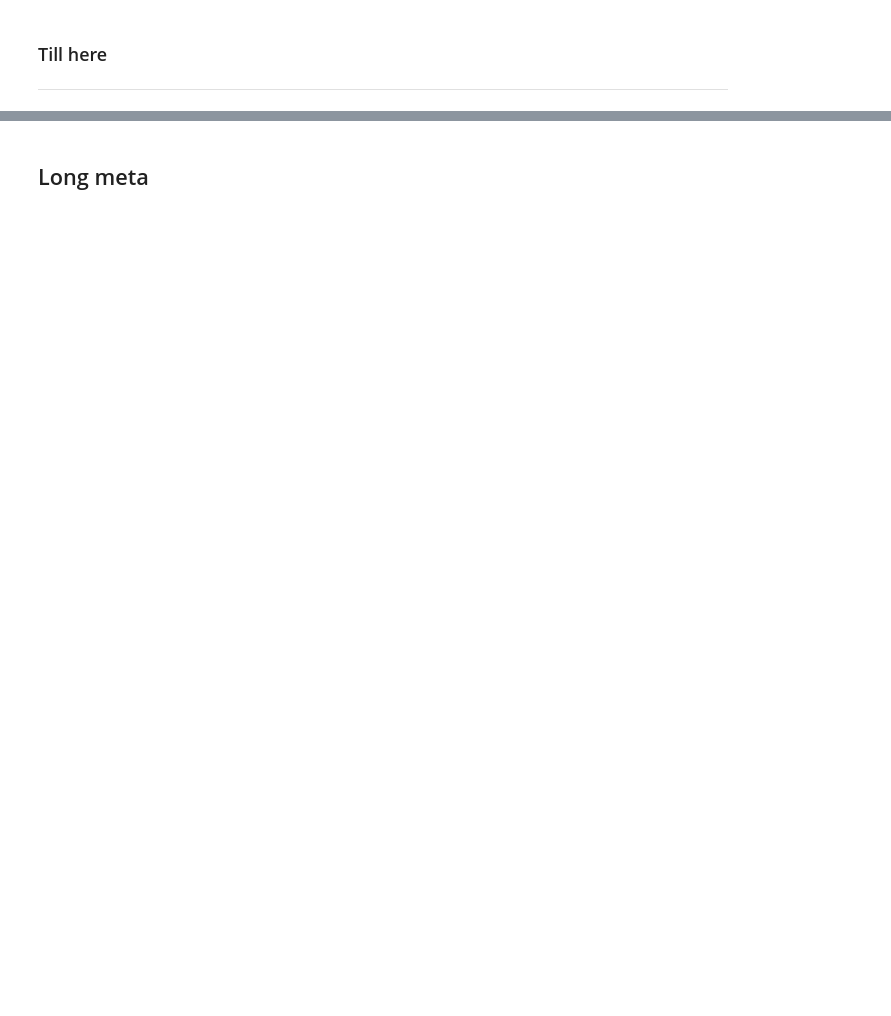
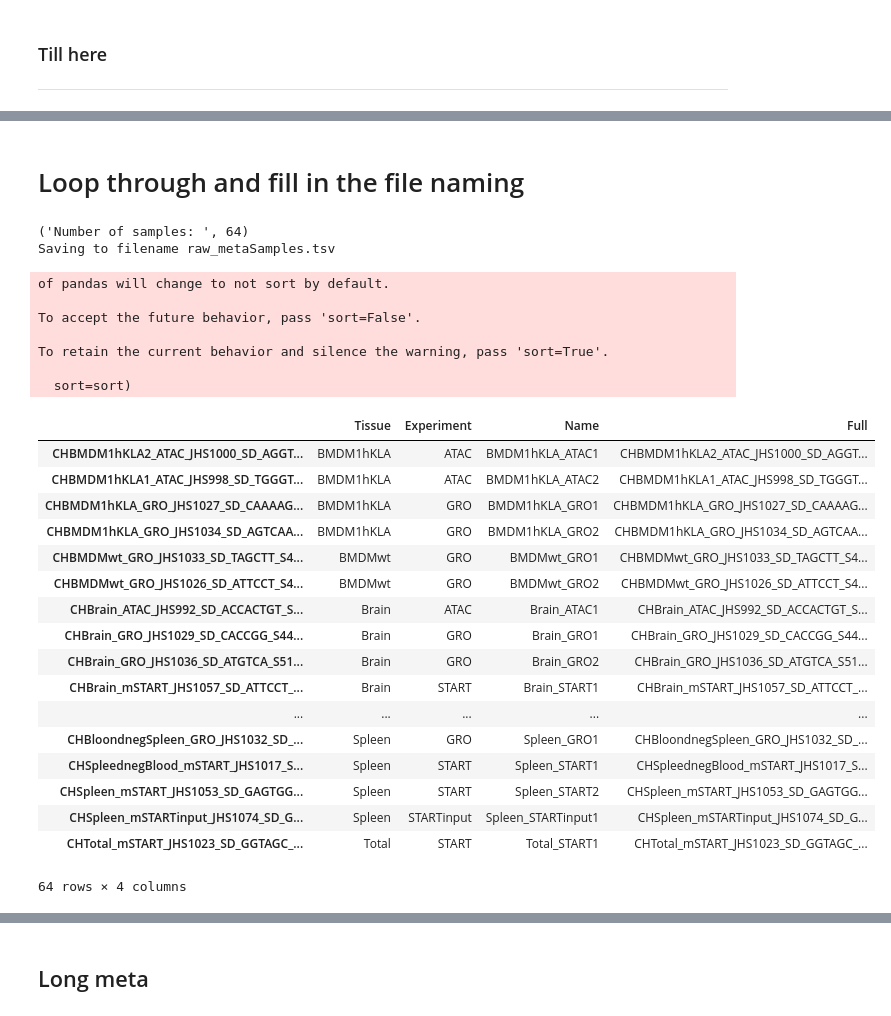
Before and after one commit to isshamie/CH_TSS, a Jupyter notebook: Create_meta_sample_info.ipynb, the cells around one changed output, grey strips where cells are left out. Saved outputs shown, nothing was run; the diff lists cells and outputs as text; code cells hidden in the pictures; blank space fills up the shorter version.

```diff
--- a/Create_meta_sample_info.ipynb
+++ b/Create_meta_sample_info.ipynb
@@ -63,0 +86,79 @@ or matplotlib.backends is imported for the first time.
+# %%
+types = ['GROCap','GRO','START','STARTinput','ATAC','TotalRNA']
+types_dict = {'GROCap':['5GRO'],'GRO':['_GRO_','-GRO-'],
+              'START':['_mSTART_'],
+              'STARTinput':['mSTARTinput','mSTART_input'],
+              'ATAC':['ATAC'],'TotalRNA':['NL_']}
+
+
+name_exceptions = {'Spleen': ['BloondnegSpleen', 'SpleednegBlood']}
+
+f_out = 'raw_metaSamples.tsv'
+# %% [markdown]
+# Loop through and fill in the file naming
+# %%
+raw_meta_samples = pd.DataFrame(columns=['Name','Experiment','Tissue','Full'])
+
+
+for tissue in tissues:
+    for s in types:
+        '''Get keywords for tissue and experiment type'''
+        ## Tissue name is in tissues list and may have an exceptions list
+        if tissue in name_exceptions:
+            name_tissue = name_exceptions[tissue]
+            name_tissue.append(tissue)
+        else:
+            name_tissue = [tissue]
+        ## types have a list of keywords
+        s_keyword = types_dict[s]
+
+        ## Collect all files with tissue tissue and type s
+        curr_f = []
+        for n in name_tissue:
+            for key in s_keyword:
+                curr_f.extend(list(raw_files[map(lambda x: (key in x) & (n in x ),raw_files)]))
+        curr_f = set(curr_f)
+
+        ## Loop through and add it to dataframe
+        count = 1
+        for f in curr_f:
+            name = tissue + '_' + s + str(count)
+            raw_meta_samples = raw_meta_samples.append(pd.DataFrame({'Experiment':s,'Tissue':tissue,'Name':name,'Full':f},
+                                                                index=[os.path.basename(f)]))
+            count += 1
+
+raw_meta_samples = raw_meta_samples.sort_values(['Tissue','Experiment','Name'])
+raw_meta_samples = raw_meta_samples[['Tissue','Experiment','Name','Full']]
+
+print('Number of samples: ', raw_meta_samples.shape[0])
+print('Saving to filename ' + f_out)
+raw_meta_samples.to_csv(f_out,sep='\t')
+raw_meta_samples
+# %% [output]
+('Number of samples: ', 64)
+Saving to filename raw_metaSamples.tsv
+of pandas will change to not sort by default.
+
+To accept the future behavior, pass 'sort=False'.
+
+To retain the current behavior and silence the warning, pass 'sort=True'.
+
+  sort=sort)
+|  | Tissue | Experiment | Name | Full |
+| CHBMDM1hKLA2_ATAC_JHS1000_SD_AGGT... | BMDM1hKLA | ATAC | BMDM1hKLA_ATAC1 | CHBMDM1hKLA2_ATAC_JHS1000_SD_AGGT... |
+| CHBMDM1hKLA1_ATAC_JHS998_SD_TGGGT... | BMDM1hKLA | ATAC | BMDM1hKLA_ATAC2 | CHBMDM1hKLA1_ATAC_JHS998_SD_TGGGT... |
+| CHBMDM1hKLA_GRO_JHS1027_SD_CAAAAG... | BMDM1hKLA | GRO | BMDM1hKLA_GRO1 | CHBMDM1hKLA_GRO_JHS1027_SD_CAAAAG... |
+| CHBMDM1hKLA_GRO_JHS1034_SD_AGTCAA... | BMDM1hKLA | GRO | BMDM1hKLA_GRO2 | CHBMDM1hKLA_GRO_JHS1034_SD_AGTCAA... |
+| CHBMDMwt_GRO_JHS1033_SD_TAGCTT_S4... | BMDMwt | GRO | BMDMwt_GRO1 | CHBMDMwt_GRO_JHS1033_SD_TAGCTT_S4... |
+| CHBMDMwt_GRO_JHS1026_SD_ATTCCT_S4... | BMDMwt | GRO | BMDMwt_GRO2 | CHBMDMwt_GRO_JHS1026_SD_ATTCCT_S4... |
+| CHBrain_ATAC_JHS992_SD_ACCACTGT_S... | Brain | ATAC | Brain_ATAC1 | CHBrain_ATAC_JHS992_SD_ACCACTGT_S... |
+| CHBrain_GRO_JHS1029_SD_CACCGG_S44... | Brain | GRO | Brain_GRO1 | CHBrain_GRO_JHS1029_SD_CACCGG_S44... |
+| CHBrain_GRO_JHS1036_SD_ATGTCA_S51... | Brain | GRO | Brain_GRO2 | CHBrain_GRO_JHS1036_SD_ATGTCA_S51... |
+| CHBrain_mSTART_JHS1057_SD_ATTCCT_... | Brain | START | Brain_START1 | CHBrain_mSTART_JHS1057_SD_ATTCCT_... |
+| ... | ... | ... | ... | ... |
+| CHBloondnegSpleen_GRO_JHS1032_SD_... | Spleen | GRO | Spleen_GRO1 | CHBloondnegSpleen_GRO_JHS1032_SD_... |
+| CHSpleednegBlood_mSTART_JHS1017_S... | Spleen | START | Spleen_START1 | CHSpleednegBlood_mSTART_JHS1017_S... |
+| CHSpleen_mSTART_JHS1053_SD_GAGTGG... | Spleen | START | Spleen_START2 | CHSpleen_mSTART_JHS1053_SD_GAGTGG... |
+| CHSpleen_mSTARTinput_JHS1074_SD_G... | Spleen | STARTinput | Spleen_STARTinput1 | CHSpleen_mSTARTinput_JHS1074_SD_G... |
+| CHTotal_mSTART_JHS1023_SD_GGTAGC_... | Total | START | Total_START1 | CHTotal_mSTART_JHS1023_SD_GGTAGC_... |
+64 rows × 4 columns
```
Also changed, not shown: parts of 9 cells of this notebook, 32 other files.
